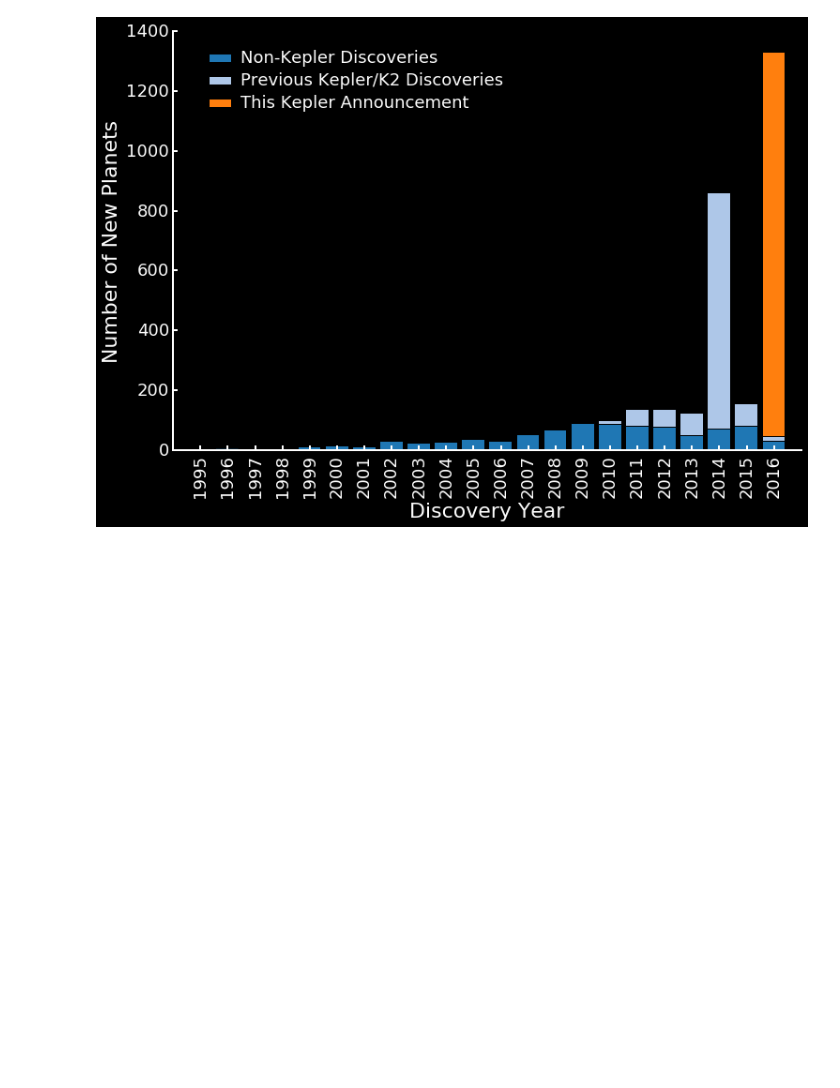
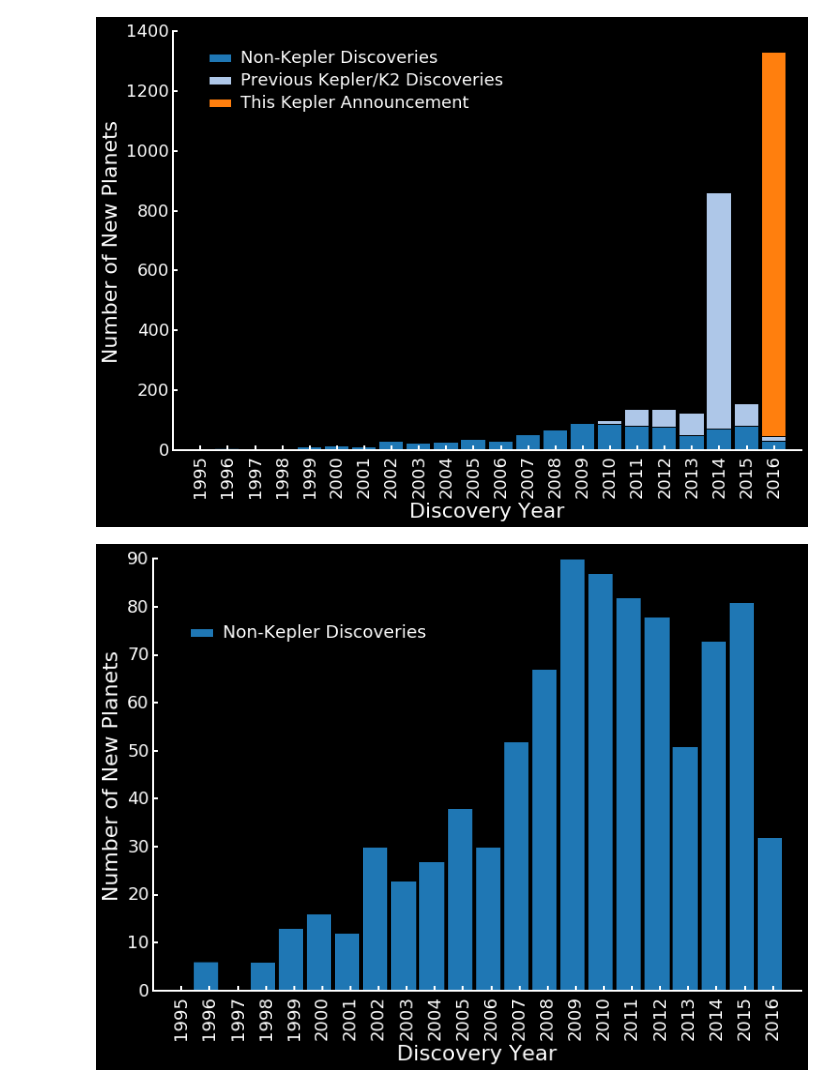
Before and after one commit to timothydmorton/figures, a Jupyter notebook: press-figures.ipynb, the cells around one changed output. Saved outputs shown, nothing was run; the diff lists cells and outputs as text; code cells hidden in the pictures; blank space fills up the shorter version.

Commit message:
working on histogram

```diff
--- a/press-figures.ipynb
+++ b/press-figures.ipynb
@@ -189,3 +201,7 @@ ax.tick_params(axis='both', which='major', labelsize=18, color='w')
 fig.savefig('discovery_year.png', bbox_inches='tight', facecolor=fig.get_facecolor(), edgecolor='none')
 # %% [output]
 [figure]
+# %%
+fig = discovery_hist([data[0],])
+# %% [output]
+[figure, added]
```
Also changed, not shown: parts of 2 cells of this notebook.
